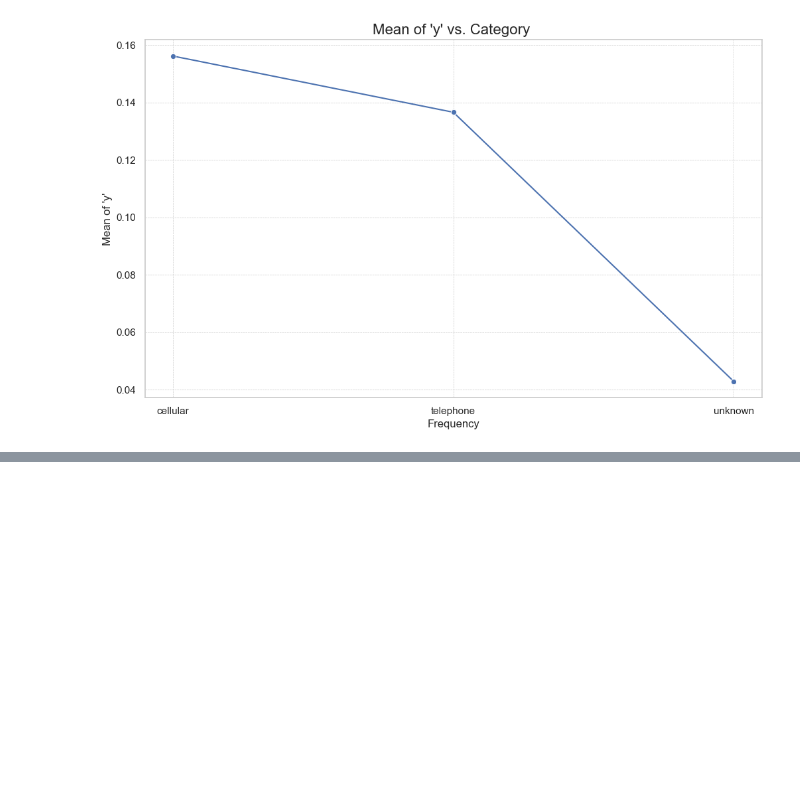
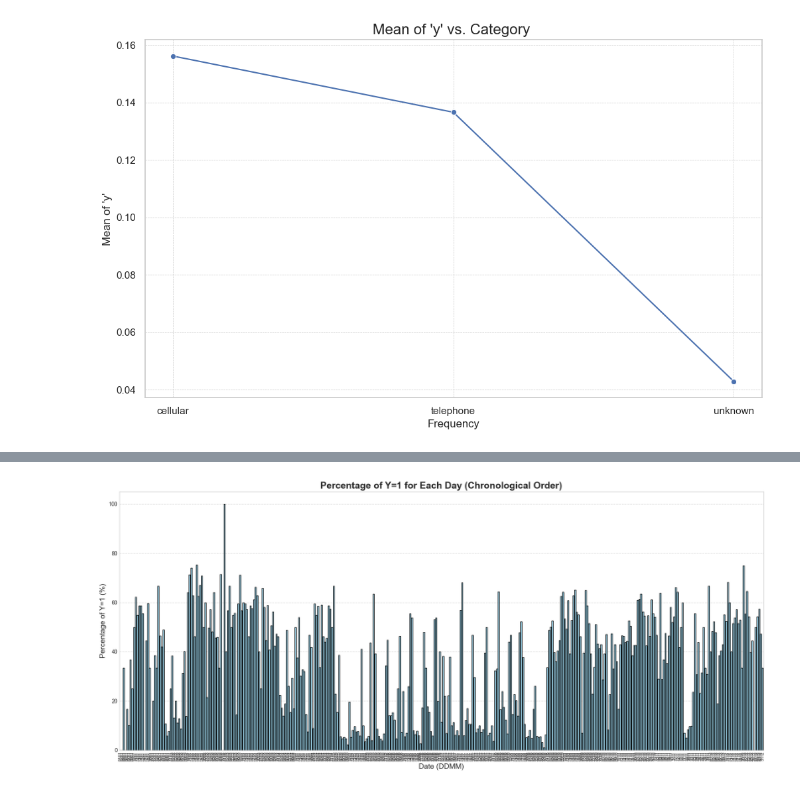
Before and after one commit to basdm96/Code-and-examples, a Jupyter notebook: Projects/Binary Classification with a Bank Dataset/EDA.ipynb, the cells around one changed output, grey strips where cells are left out. Saved outputs shown, nothing was run; the diff lists cells and outputs as text; code cells hidden in the pictures; blank space fills up the shorter version.

```diff
--- a/Projects/Binary Classification with a Bank Dataset/EDA.ipynb
+++ b/Projects/Binary Classification with a Bank Dataset/EDA.ipynb
@@ -339,2 +390,2 @@ plt.show()
 # %%
-df['poutcome'].map({'failure': '0', 'other' : '0', 'unknown' : '0', 'succes' = '1'})
+df['poutcome'] = df['poutcome'].map({'failure': '0', 'other' : '0', 'unknown' : '0', 'succes' : '1'})
@@ -340,0 +402,78 @@ df['poutcome'].map({'failure': '0', 'other' : '0', 'unknown' : '0', 'succes' = '
+# %%
+month_map = {
+    'jan': '01', 'feb': '02', 'mar': '03', 'apr': '04', 'may': '05', 'jun': '06',
+    'jul': '07', 'aug': '08', 'sep': '09', 'oct': '10', 'nov': '11', 'dec': '12'
+}
+# Apply the mapping to the 'month' column
+df['month'] = df['month'].map(month_map)
+print("DataFrame after month conversion:")
+print(df.head())
+print("\n" + "="*30 + "\n")
+
+
+# 2. Add leading zeros to the 'day' column for values less than 10
+print("Step 2: Padding day numbers with a leading zero...")
+# Convert the 'day' column to string type and pad with a leading zero if needed
+df['day'] = df['day'].astype(str).str.zfill(2)
+print("DataFrame after day padding:")
+print(df.head())
+print("\n" + "="*30 + "\n")
+
+
+# 3. Create a new 'date' column by concatenating day and month
+print("Step 3: Creating a 'date' column in 'DDMM' format...")
+# To ensure chronological sorting later, it's better to create a 'MMDD' format.
+# Let's create the date as 'day' + 'month' as requested.
+df['date'] = df['day'] + df['month']
+
+# For correct chronological sorting, we will create a temporary sort key.
+# A date in 'MMDD' format can be sorted alphabetically.
+df['sort_key'] = df['month'] + df['day']
+
+print("DataFrame with new 'date' and 'sort_key' columns:")
+print(df.head())
+print("\n" + "="*30 + "\n")
+
+
+# 4. Create a visualization of the percentage of y=1 for each day
+print("Step 4: Preparing data and creating the visualization...")
+# Group by the date and calculate the mean of 'y'. Since 'y' is binary (0 or 1),
+# the mean is the proportion (or percentage) of 1s.
+daily_percentage = df.groupby(['sort_key', 'date'])['y'].mean().reset_index()
+daily_percentage['y'] = daily_percentage['y'] * 100 # Convert to percentage
+
+# Sort the values chronologically using the sort_key
+daily_percentage = daily_percentage.sort_values('sort_key')
+
+# --- Visualization ---
+plt.style.use('seaborn-v0_8-whitegrid') # Set a nice style for the plot
+fig, ax = plt.subplots(figsize=(18, 8)) # Create a figure and axes with a good size
+
+# Create a bar plot
+sns.barplot(
+    x='date',
+    y='y',
+    data=daily_percentage,
+    ax=ax,
+    color='skyblue',
+    edgecolor='black'
+)
+
+# Improve the aesthetics and readability of the plot
+ax.set_title('Percentage of Y=1 for Each Day (Chronological Order)', fontsize=18, fontweight='bold')
+ax.set_xlabel('Date (DDMM)', fontsize=14)
+ax.set_ylabel('Percentage of Y=1 (%)', fontsize=14)
+
+# Rotate x-axis labels for better readability if there are many dates
+plt.xticks(rotation=90, ha='center')
+ax.tick_params(axis='x', labelsize=8)
+ax.tick_params(axis='y', labelsize=10)
+
+# Add a grid for the y-axis
+ax.yaxis.grid(True, linestyle='--', which='major', color='grey', alpha=.25)
+
+plt.tight_layout() # Adjust layout to make sure everything fits
+plt.show()
+
+print("\nVisualization has been generated.")
+# %% [output]
@@ -340,0 +497 @@ df['poutcome'].map({'failure': '0', 'other' : '0', 'unknown' : '0', 'succes' = '
+[figure, added]
```
Also changed, not shown: parts of 23 cells of this notebook, 2 other files.
